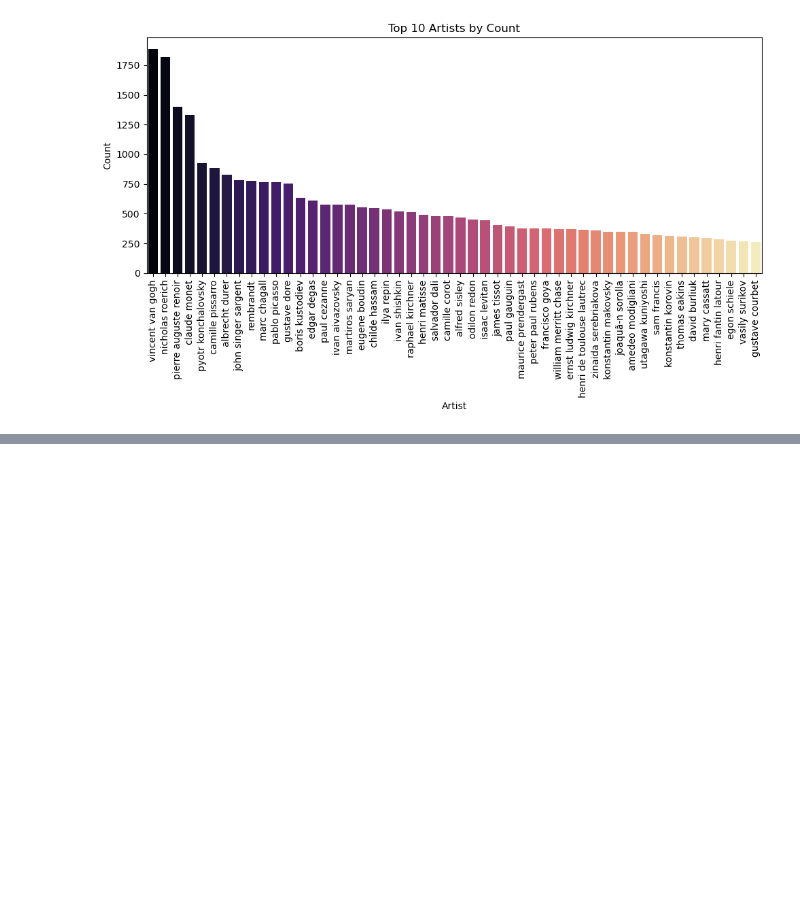
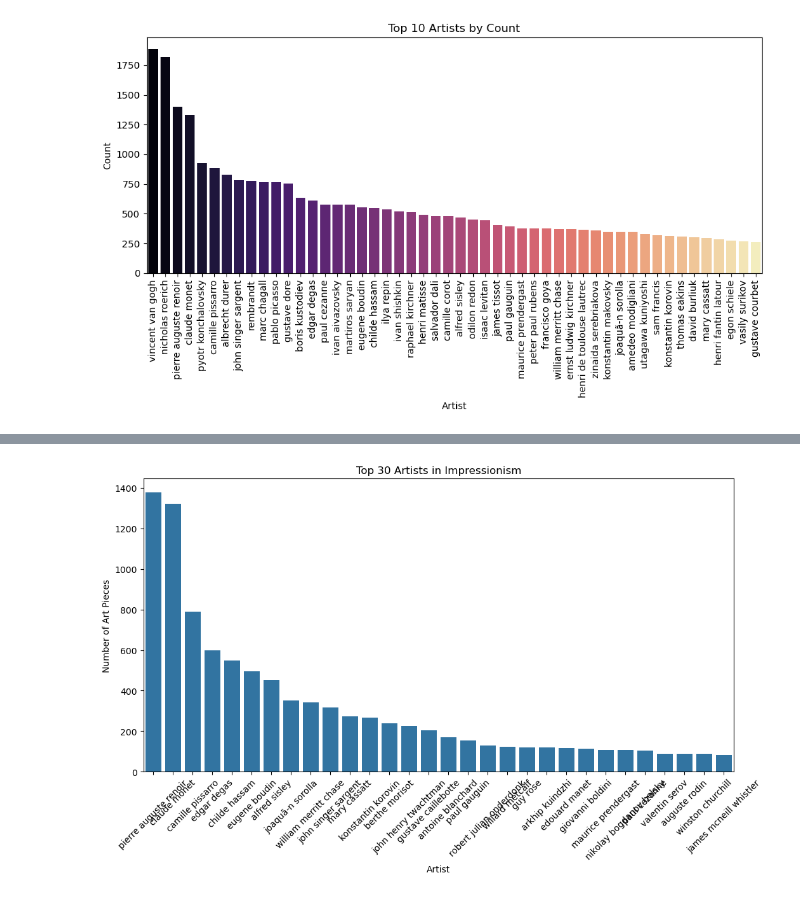
Before and after one commit to Saska1618/ImageClustering, a Jupyter notebook: eda.ipynb, the cells around one changed output, grey strips where cells are left out. Saved outputs shown, nothing was run; the diff lists cells and outputs as text; code cells hidden in the pictures; blank space fills up the shorter version.

```diff
--- a/eda.ipynb
+++ b/eda.ipynb
@@ -88,0 +140,30 @@ abraham manievich                0
+# %%
+def plot_genre_artist_distribution_n(df, genre_name, top_n=30):
+    # Convert genre column from string to list
+    df['genre'] = df['genre'].apply(lambda x: ast.literal_eval(x) if isinstance(x, str) else x)
+
+    # Explode so each genre gets its own row
+    df_exploded = df.explode('genre')
+
+    # Filter for the given genre
+    genre_data = df_exploded[df_exploded['genre'] == genre_name]
+
+    if genre_data.empty:
+        print(f"No data found for genre: {genre_name}")
+        return
+
+    # Count artists and select the top N
+    artist_counts = genre_data['artist'].value_counts().head(top_n)
+
+    plt.figure(figsize=(12, 6))
+    sns.barplot(x=artist_counts.index, y=artist_counts.values)
+    plt.xlabel('Artist')
+    plt.ylabel('Number of Art Pieces')
+    plt.title(f'Top {top_n} Artists in {genre_name}')
+    plt.xticks(rotation=45)
+    plt.show()
+
+# Example usage: plot only the top 30 artists for "Abstract Expressionism"
+plot_genre_artist_distribution_n(df, "Impressionism", top_n=30)
+# %% [output]
+[figure, added]
```
Also changed, not shown: parts of 11 cells of this notebook, 3 other files.
